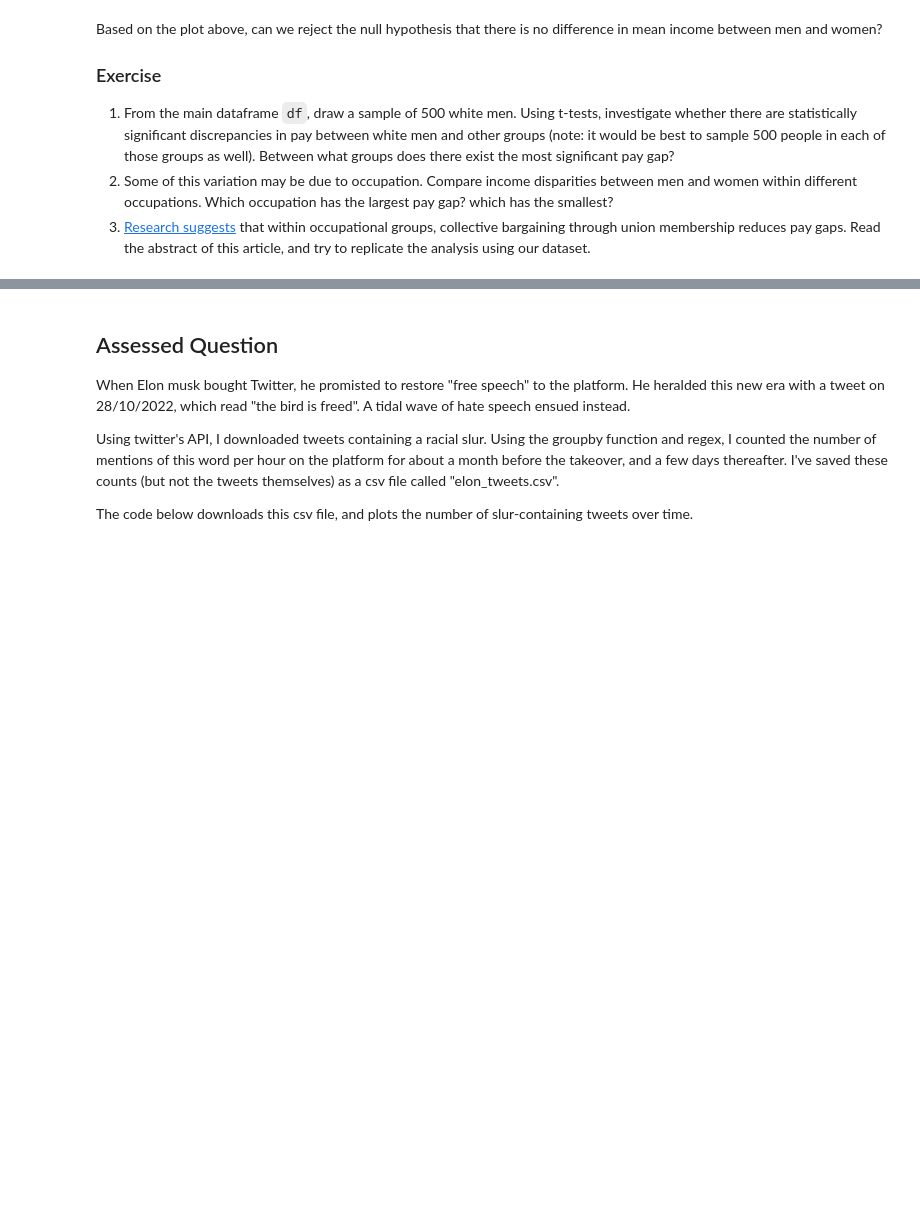
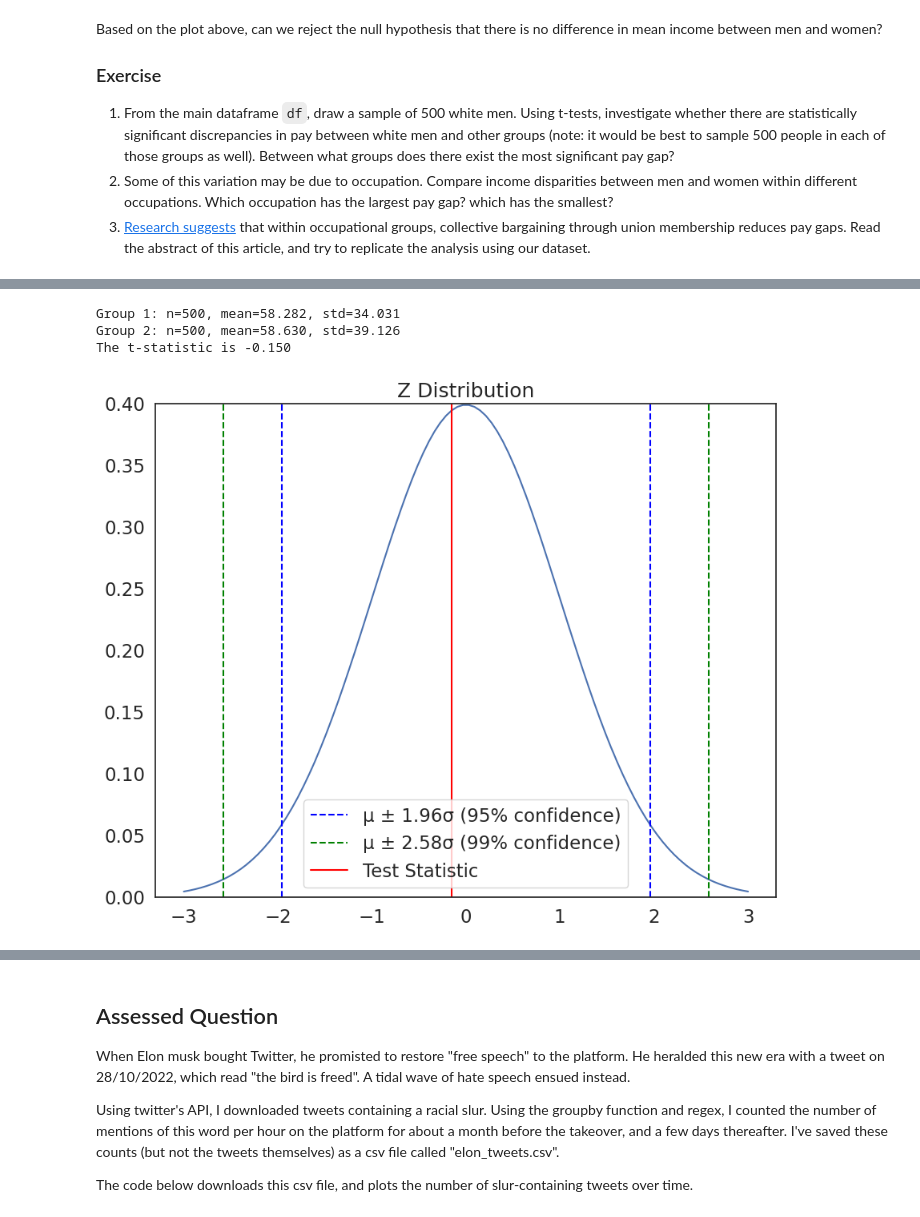
Before and after one commit to jaoshang/QM2, a Jupyter notebook: notebooks/W07. Hypothesis Testing.ipynb, the cells around one changed output, grey strips where cells are left out. Cells and saved outputs as stored; diff of their text form; code cells hidden in the pictures; blank space fills up the shorter version.

```diff
--- a/notebooks/W07. Hypothesis Testing.ipynb
+++ b/notebooks/W07. Hypothesis Testing.ipynb
@@ -292,0 +328,7 @@ Based on the plot above, can we reject the null hypothesis that there is no diff
+# %%
+mnonhis=whitementest(mennonhispanic)
+# %% [output]
+Group 1: n=500, mean=58.282, std=34.031
+Group 2: n=500, mean=58.630, std=39.126
+The t-statistic is -0.150
+[figure, added]
```
Also changed, not shown: parts of 11 cells of this notebook.
